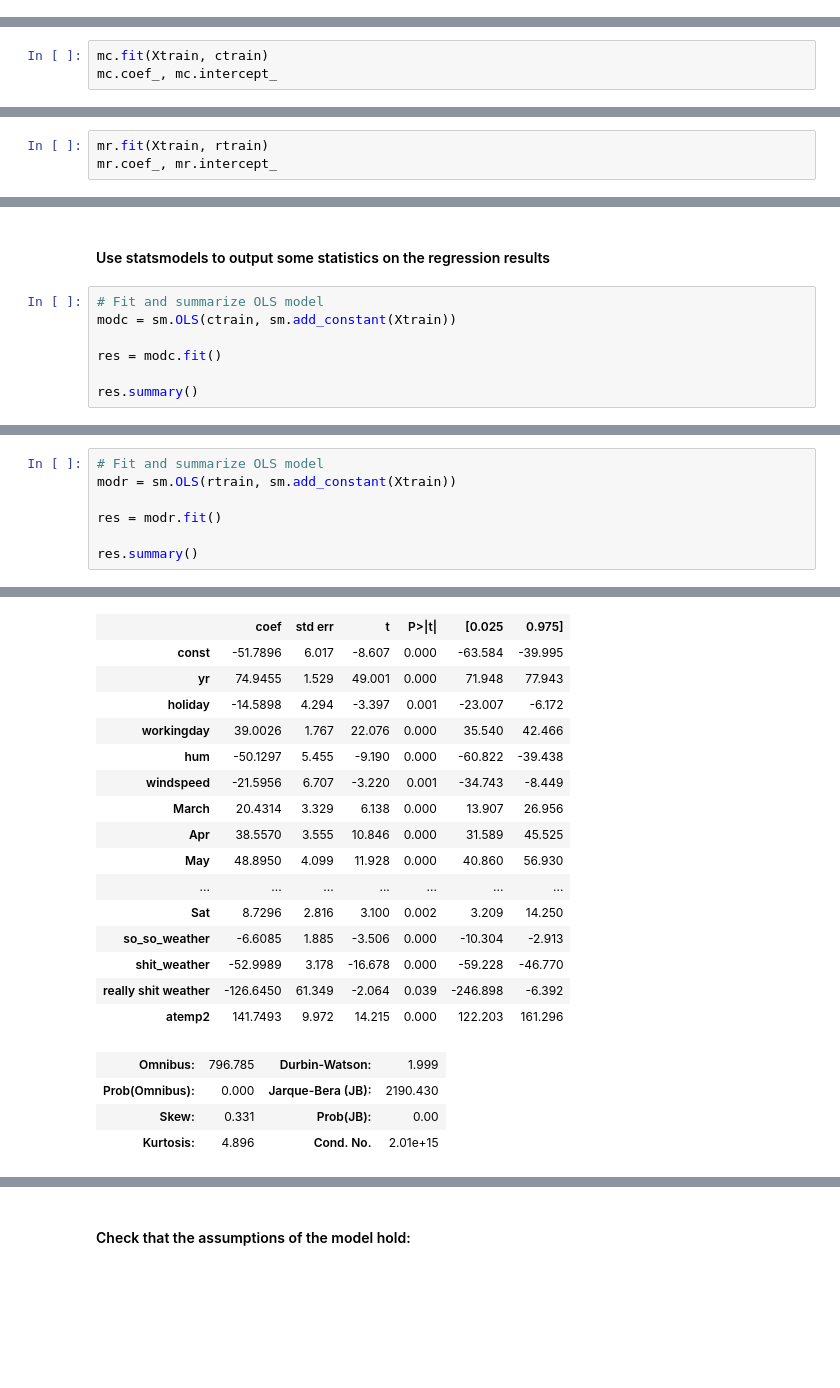
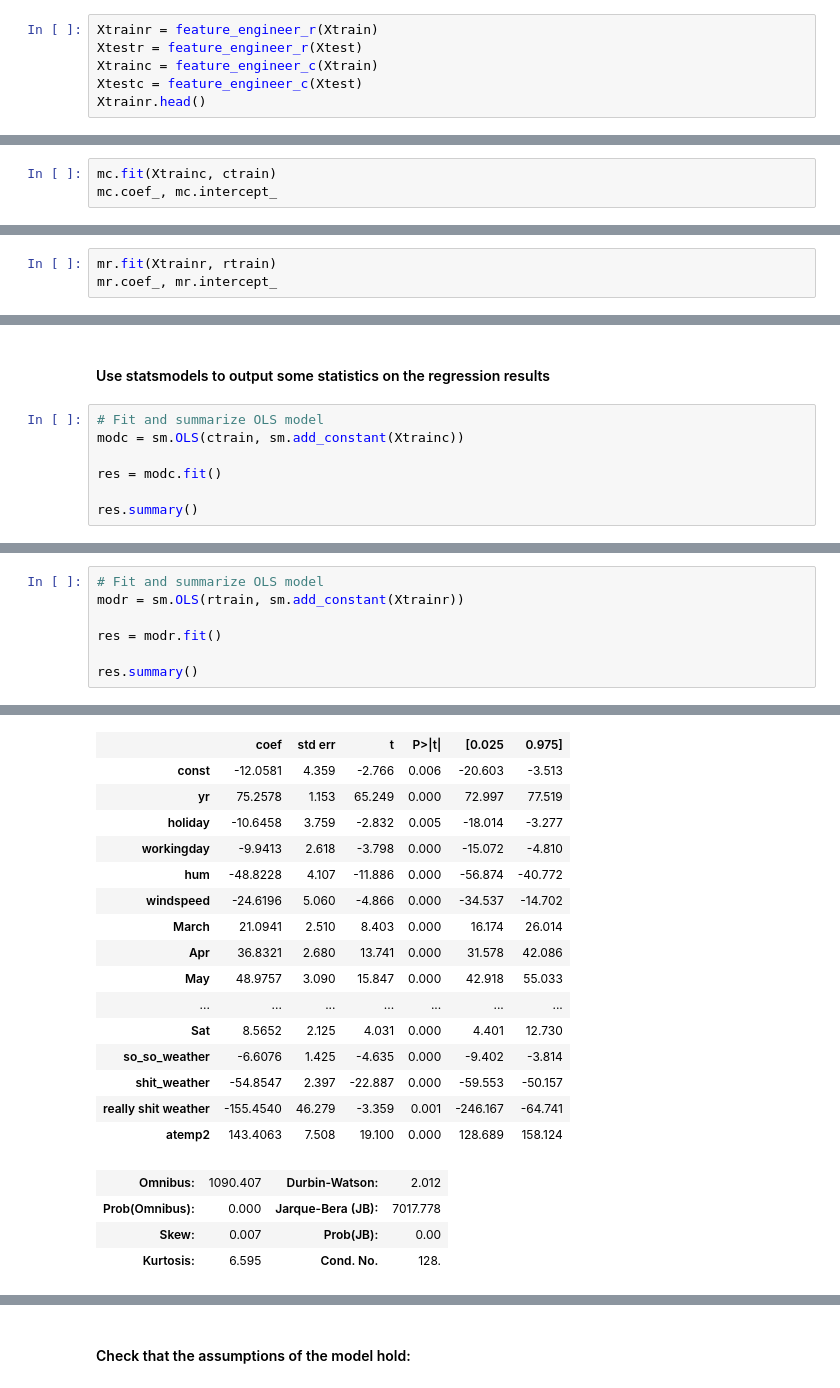
Before and after one commit to blatmand/ds_bicycle_rental, a Jupyter notebook: s_linear_regression_h.ipynb, the cells around one changed output, grey strips where cells are left out. Saved outputs shown, nothing was run; the diff lists cells and outputs as text; blank space fills up the shorter version.

```diff
--- a/s_linear_regression_h.ipynb
+++ b/s_linear_regression_h.ipynb
@@ -144,0 +231,6 @@ Xtrain.head()
+# %%
+Xtrainr = feature_engineer_r(Xtrain)
+Xtestr = feature_engineer_r(Xtest)
+Xtrainc = feature_engineer_c(Xtrain)
+Xtestc = feature_engineer_c(Xtest)
+Xtrainr.head()
@@ -151,6 +252,6 @@ Xtrain.head()
 mc = LinearRegression()
 mr = LinearRegression()
 # %%
-mc.fit(Xtrain, ctrain)
+mc.fit(Xtrainc, ctrain)
 mc.coef_, mc.intercept_
 # %% [output]
@@ -170,4 +274,4 @@ mc.coef_, mc.intercept_
 # %%
-mr.fit(Xtrain, rtrain)
+mr.fit(Xtrainr, rtrain)
 mr.coef_, mr.intercept_
 # %% [output]
@@ -208,7 +315,7 @@ round(mr.score(Xtest, rtest), 2)
 #### Use statsmodels to output some statistics on the regression results
 # %%
 # Fit and summarize OLS model
-modc = sm.OLS(ctrain, sm.add_constant(Xtrain))
+modc = sm.OLS(ctrain, sm.add_constant(Xtrainc))
 
 res = modc.fit()
 
@@ -250,7 +357,7 @@ Warnings:
 strong multicollinearity problems or that the design matrix is singular.
 # %%
 # Fit and summarize OLS model
-modr = sm.OLS(rtrain, sm.add_constant(Xtrain))
+modr = sm.OLS(rtrain, sm.add_constant(Xtrainr))
 
 res = modr.fit()
 
@@ -268,23 +375,23 @@ OLS Regression Results
 | Covariance Type: | nonrobust |  |  |
 |  | coef | std err | t | P>|t| | [0.025 | 0.975] |
-| const | -51.7896 | 6.017 | -8.607 | 0.000 | -63.584 | -39.995 |
-| yr | 74.9455 | 1.529 | 49.001 | 0.000 | 71.948 | 77.943 |
-| holiday | -14.5898 | 4.294 | -3.397 | 0.001 | -23.007 | -6.172 |
-| workingday | 39.0026 | 1.767 | 22.076 | 0.000 | 35.540 | 42.466 |
-| hum | -50.1297 | 5.455 | -9.190 | 0.000 | -60.822 | -39.438 |
-| windspeed | -21.5956 | 6.707 | -3.220 | 0.001 | -34.743 | -8.449 |
-| March | 20.4314 | 3.329 | 6.138 | 0.000 | 13.907 | 26.956 |
-| Apr | 38.5570 | 3.555 | 10.846 | 0.000 | 31.589 | 45.525 |
-| May | 48.8950 | 4.099 | 11.928 | 0.000 | 40.860 | 56.930 |
+| const | -12.0581 | 4.359 | -2.766 | 0.006 | -20.603 | -3.513 |
+| yr | 75.2578 | 1.153 | 65.249 | 0.000 | 72.997 | 77.519 |
+| holiday | -10.6458 | 3.759 | -2.832 | 0.005 | -18.014 | -3.277 |
+| workingday | -9.9413 | 2.618 | -3.798 | 0.000 | -15.072 | -4.810 |
+| hum | -48.8228 | 4.107 | -11.886 | 0.000 | -56.874 | -40.772 |
+| windspeed | -24.6196 | 5.060 | -4.866 | 0.000 | -34.537 | -14.702 |
+| March | 21.0941 | 2.510 | 8.403 | 0.000 | 16.174 | 26.014 |
+| Apr | 36.8321 | 2.680 | 13.741 | 0.000 | 31.578 | 42.086 |
+| May | 48.9757 | 3.090 | 15.847 | 0.000 | 42.918 | 55.033 |
 | ... | ... | ... | ... | ... | ... | ... |
-| Sat | 8.7296 | 2.816 | 3.100 | 0.002 | 3.209 | 14.250 |
-| so_so_weather | -6.6085 | 1.885 | -3.506 | 0.000 | -10.304 | -2.913 |
-| shit_weather | -52.9989 | 3.178 | -16.678 | 0.000 | -59.228 | -46.770 |
-| really shit weather | -126.6450 | 61.349 | -2.064 | 0.039 | -246.898 | -6.392 |
-| atemp2 | 141.7493 | 9.972 | 14.215 | 0.000 | 122.203 | 161.296 |
+| Sat | 8.5652 | 2.125 | 4.031 | 0.000 | 4.401 | 12.730 |
+| so_so_weather | -6.6076 | 1.425 | -4.635 | 0.000 | -9.402 | -3.814 |
+| shit_weather | -54.8547 | 2.397 | -22.887 | 0.000 | -59.553 | -50.157 |
+| really shit weather | -155.4540 | 46.279 | -3.359 | 0.001 | -246.167 | -64.741 |
+| atemp2 | 143.4063 | 7.508 | 19.100 | 0.000 | 128.689 | 158.124 |
-| Omnibus: | 796.785 | Durbin-Watson: | 1.999 |
-| Prob(Omnibus): | 0.000 | Jarque-Bera (JB): | 2190.430 |
-| Skew: | 0.331 | Prob(JB): | 0.00 |
-| Kurtosis: | 4.896 | Cond. No. | 2.01e+15 |
+| Omnibus: | 1090.407 | Durbin-Watson: | 2.012 |
+| Prob(Omnibus): | 0.000 | Jarque-Bera (JB): | 7017.778 |
+| Skew: | 0.007 | Prob(JB): | 0.00 |
+| Kurtosis: | 6.595 | Cond. No. | 128. |
 Warnings:
 [1] Standard Errors assume that the covariance matrix of the errors is correctly specified.
```
Also changed, not shown: parts of 20 cells of this notebook, 2 other files.
